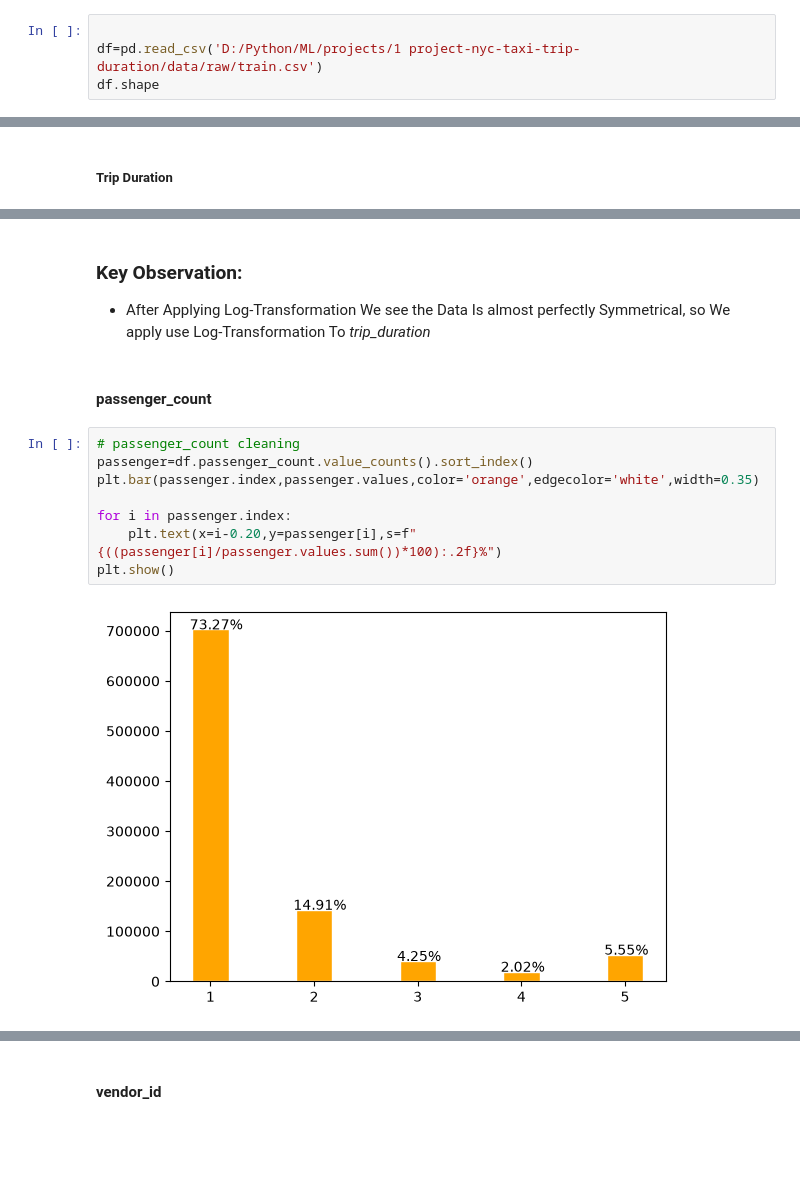
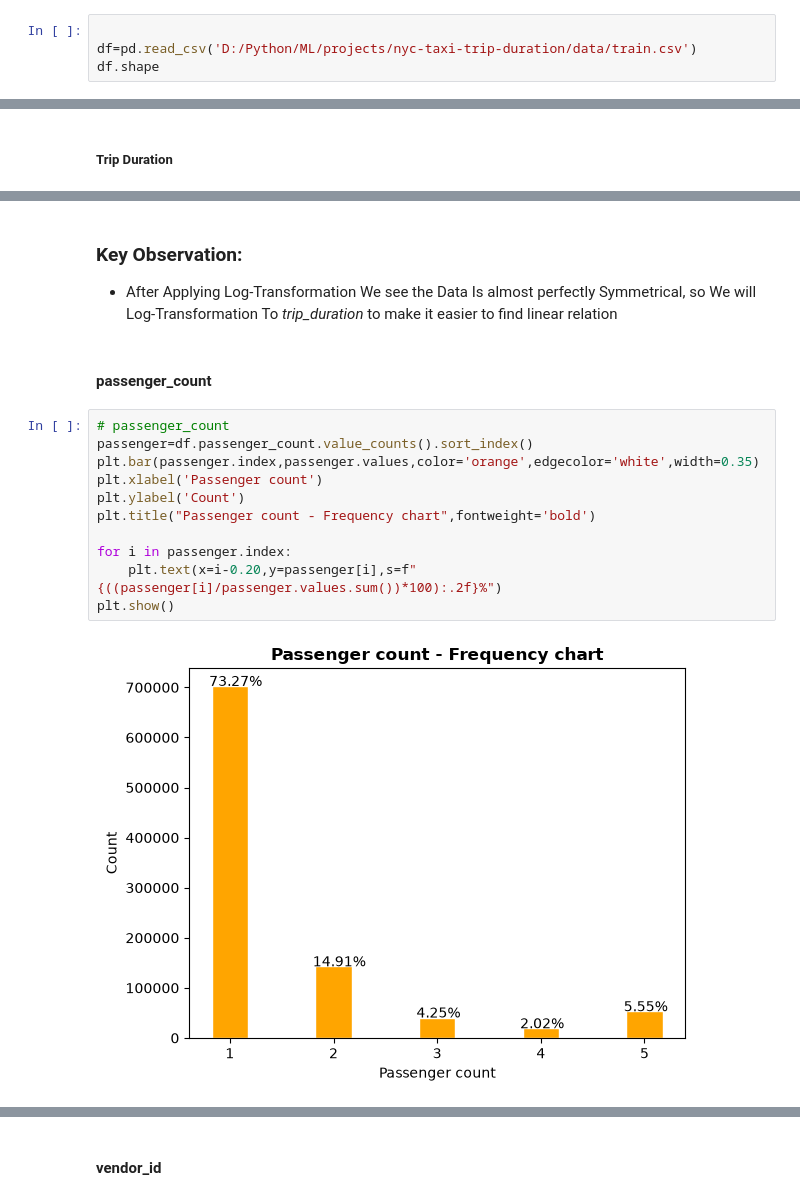
Before and after one commit to Abdelrhman-1213/NYC-taxi-trip-duration, a Jupyter notebook: notebooks/EDA_Training_Data.ipynb, the cells around one changed output, grey strips where cells are left out. Cells and saved outputs as stored; diff of their text form; blank space fills up the shorter version.

```diff
--- a/notebooks/EDA_Training_Data.ipynb
+++ b/notebooks/EDA_Training_Data.ipynb
@@ -32,7 +32,7 @@ import matplotlib.pyplot as plt
 import seaborn as sns
 # %%
 
-df=pd.read_csv('D:/Python/ML/projects/1 project-nyc-taxi-trip-duration/data/raw/train.csv')
+df=pd.read_csv('D:/Python/ML/projects/nyc-taxi-trip-duration/data/train.csv')
 df.shape
 # %% [output]
 (1000000, 10)
@@ -199,18 +196,21 @@ plt.show()
 # %% [markdown]
 ### Key Observation:
-- After Applying Log-Transformation We see the Data Is almost perfectly Symmetrical, so We apply use Log-Transformation To *trip_duration*
+- After Applying Log-Transformation We see the Data Is almost perfectly Symmetrical, so We will   Log-Transformation To *trip_duration* to make it easier to find  linear relation
 # %% [markdown]
 #### passenger_count
 # %%
-# passenger_count cleaning
+# passenger_count
 passenger=df.passenger_count.value_counts().sort_index()
 plt.bar(passenger.index,passenger.values,color='orange',edgecolor='white',width=0.35)
+plt.xlabel('Passenger count')
+plt.ylabel('Count')
+plt.title("Passenger count - Frequency chart",fontweight='bold')
 
 for i in passenger.index:
     plt.text(x=i-0.20,y=passenger[i],s=f"{((passenger[i]/passenger.values.sum())*100):.2f}%")
 plt.show()
 # %% [output]
-[figure, old version]
+[figure, new version]
 # %% [markdown]
 ### Key Observation:
 - you can see that:
```
Also changed, not shown: parts of 46 cells of this notebook, 5 other files.
